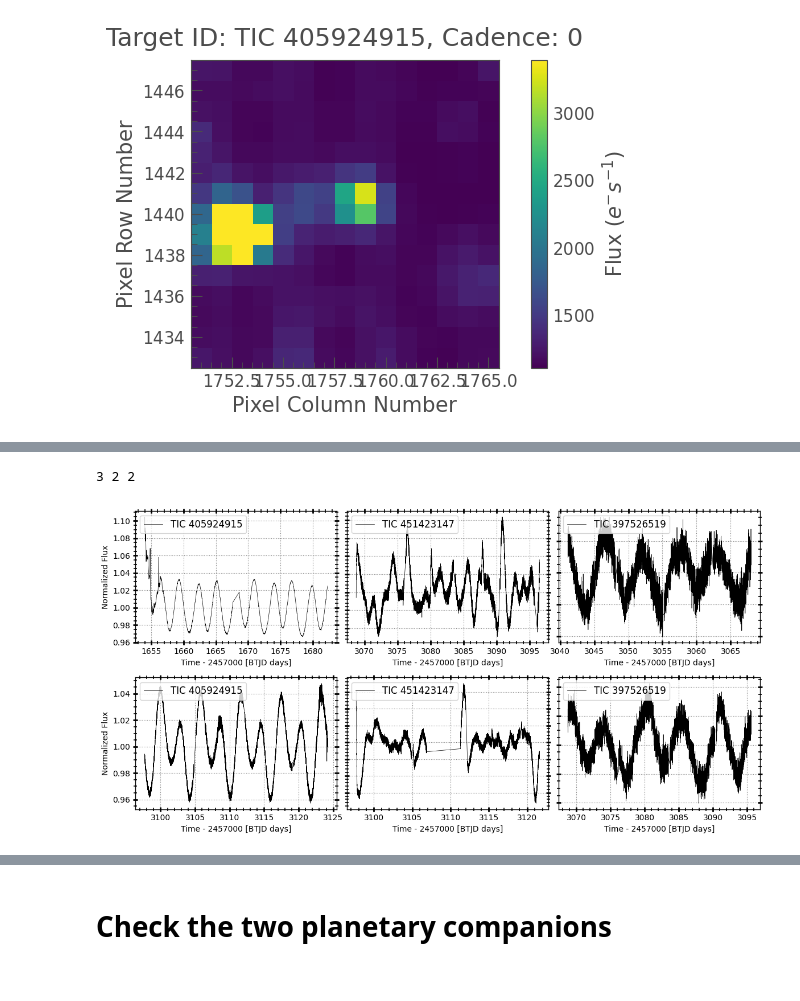
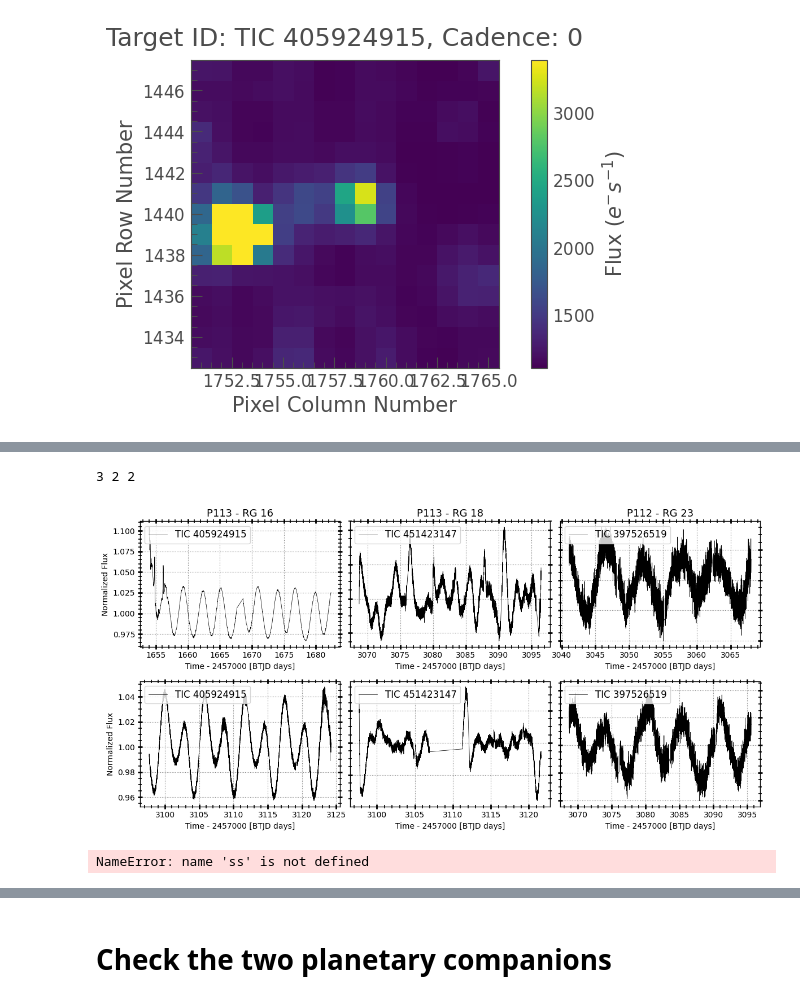
Before and after one commit to MaryumSayeed/ESPRESSO, a Jupyter notebook: scripts/TESS.ipynb, the cells around one changed output, grey strips where cells are left out. Cells and saved outputs as stored; diff of their text form; code cells hidden in the pictures.

```diff
--- a/scripts/TESS.ipynb
+++ b/scripts/TESS.ipynb
@@ -235,35 +256,44 @@ def paper_plot():
     sr_112_23 = lk.search_lightcurve('TIC 397526519', mission='TESS',author='TESS-SPOC')
     lc_112_23 = sr_112_23.download_all()
 
     fig, ((ax1, ax3, ax5 ), (ax2, ax4, ax6)) = plt.subplots(2,3 , figsize=(12,6))
 
     c='k'
 
     lc_113_16[0].remove_nans().remove_outliers().plot(ax=ax1,c=c)
     lc_113_16[1].remove_nans().remove_outliers().plot(ax=ax2,c=c)
 
     lc_113_18[0].remove_nans().remove_outliers().normalize().plot(ax=ax3,c=c)
     lc_113_18[1].remove_nans().remove_outliers().normalize().plot(ax=ax4,c=c)
 
     lc_112_23[0].remove_nans().remove_outliers().normalize().plot(ax=ax5,c=c)
     lc_112_23[1].remove_nans().remove_outliers().normalize().plot(ax=ax6,c=c)
 
+    ax1.set_title('P113 - RG 16', fontsize=13)
+    ax3.set_title('P113 - RG 18', fontsize=13)
+    ax5.set_title('P112 - RG 23', fontsize=13)
+
     for ax in [ax1, ax3, ax5, ax2, ax4, ax6]:
         ax.legend(loc='upper left',fontsize=12)
         ax.grid(color='grey',ls='dotted',zorder=-100)
 
     for ax in [ax3, ax5, ax4, ax6]:
         ax.set_ylabel('')
         ax.tick_params(axis='y', labelleft=False)
 
     plt.tight_layout()
     plt.subplots_adjust(wspace=0.05)
-    plt.savefig('../plots/lightcurves_%s.png'%DATE,bbox_inches='tight',dpi=150)
+    #plt.savefig('../plots/lightcurves_%s.png'%DATE,bbox_inches='tight',dpi=150)
     print(len(sr_113_16),len(sr_113_18),len(sr_112_23))
+
 paper_plot()
 # %% [output]
 3 2 2
-[figure, old version]
+[figure, new version]
+# %%
+ss
+# %% [output]
+NameError: name 'ss' is not defined
 # %%
 sr = lk.search_tesscut('TIC %s'%405924915)
 
```
Also changed, not shown: parts of 6 cells of this notebook, 2 other files.
